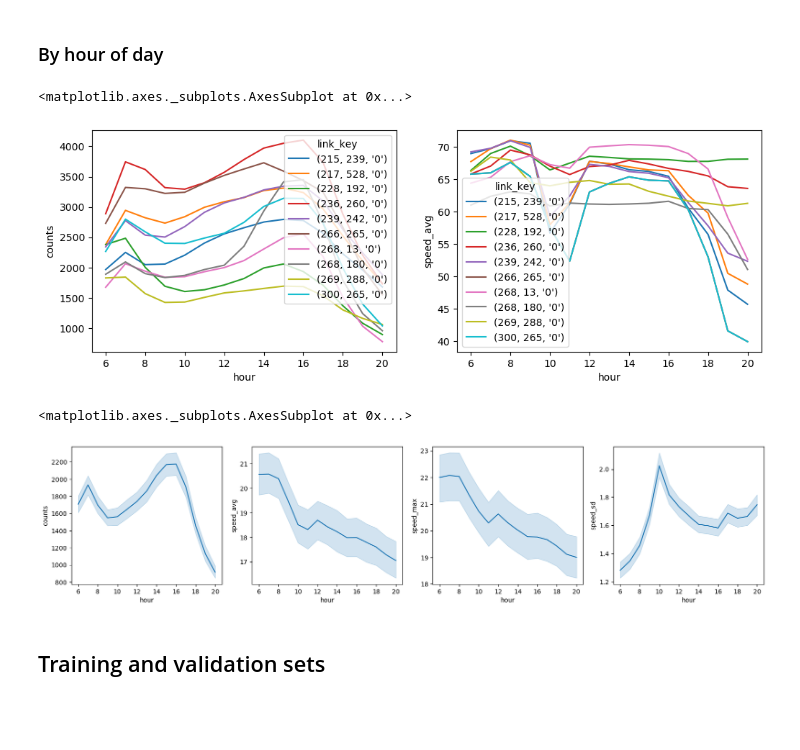
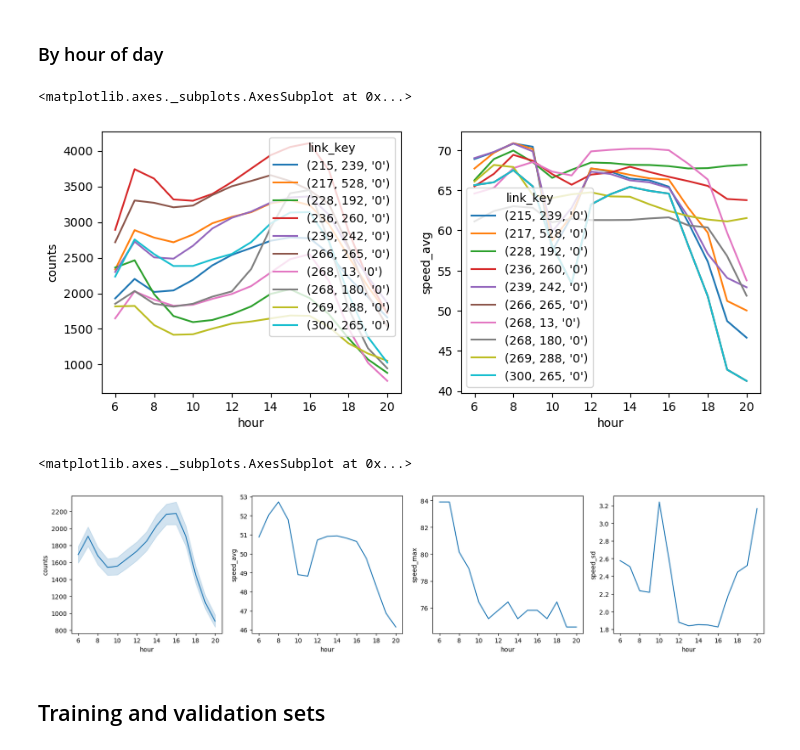
Before and after one commit to pabloguarda/pesuelogit, a Jupyter notebook: examples/notebooks/gisuelogit-fresno.ipynb, the cells around one changed output. Drawn from its saved outputs; the diff is of its cells as text; code cells hidden in the pictures; blank space fills up the shorter version.

```diff
--- a/examples/notebooks/gisuelogit-fresno.ipynb
+++ b/examples/notebooks/gisuelogit-fresno.ipynb
@@ -244,38 +300,40 @@ fig.tight_layout()
 link_keys = eda_df[(eda_df.counts>0) & (eda_df.speed_avg>0)].link_key.unique()
 link_keys = link_keys[0:10]
 # %%
-fig, axs = plt.subplots(1,2, figsize = (8,4))
+fig, axs = plt.subplots(1,2, figsize = (10,4))
 
 sns.lineplot(x= 'hour', y = 'counts', hue = 'link_key',
              data =eda_df[eda_df.link_key.isin(link_keys)].groupby(['hour','link_key'])[['counts']].mean().reset_index(),
              ax = axs[0])
 
 sns.lineplot(x= 'hour', y = 'speed_avg', hue = 'link_key',
              data =eda_df[eda_df.link_key.isin(link_keys)].groupby(['hour','link_key'])[['speed_avg']].mean().reset_index(),
              ax = axs[1])
 # %% [output]
 <matplotlib.axes._subplots.AxesSubplot at 0x...>
-[figure, old version]
+[figure, new version]
 # %%
+# Analysis for links where link counts are reported
+
 fig, axs = plt.subplots(1,4, figsize = (20,4))
 
 sns.lineplot(x= 'hour', y = 'counts', data =eda_df.groupby(['hour','link_key'])[['counts']].mean().reset_index(),
              ax = axs[0])
 
 sns.lineplot(x= 'hour', y = 'speed_avg',
-             data =eda_df.groupby(['hour','link_key'])[['speed_avg']].mean().reset_index(),
+             data =eda_df[~eda_df.counts.isna()].groupby(['hour'])[['speed_avg']].mean().reset_index(),
              ax = axs[1])
 
 sns.lineplot(x= 'hour', y = 'speed_max',
-             data =eda_df.groupby(['hour','link_key'])[['speed_max']].mean().reset_index(),
+             data =eda_df[~eda_df.counts.isna()].groupby(['hour'])[['speed_max']].max().reset_index(),
              ax = axs[2])
 
 sns.lineplot(x= 'hour', y = 'speed_sd',
-             data =eda_df.groupby(['hour','link_key'])[['speed_sd']].mean().reset_index(),
+             data =eda_df[~eda_df.counts.isna()].groupby(['hour'])[['speed_sd']].mean().reset_index(),
              ax = axs[3])
 # %% [output]
 <matplotlib.axes._subplots.AxesSubplot at 0x...>
-[figure, old version]
+[figure, new version]
 # %% [markdown]
 ## Training and validation sets
 # %%
```
Also changed, not shown: parts of 21 cells of this notebook.
